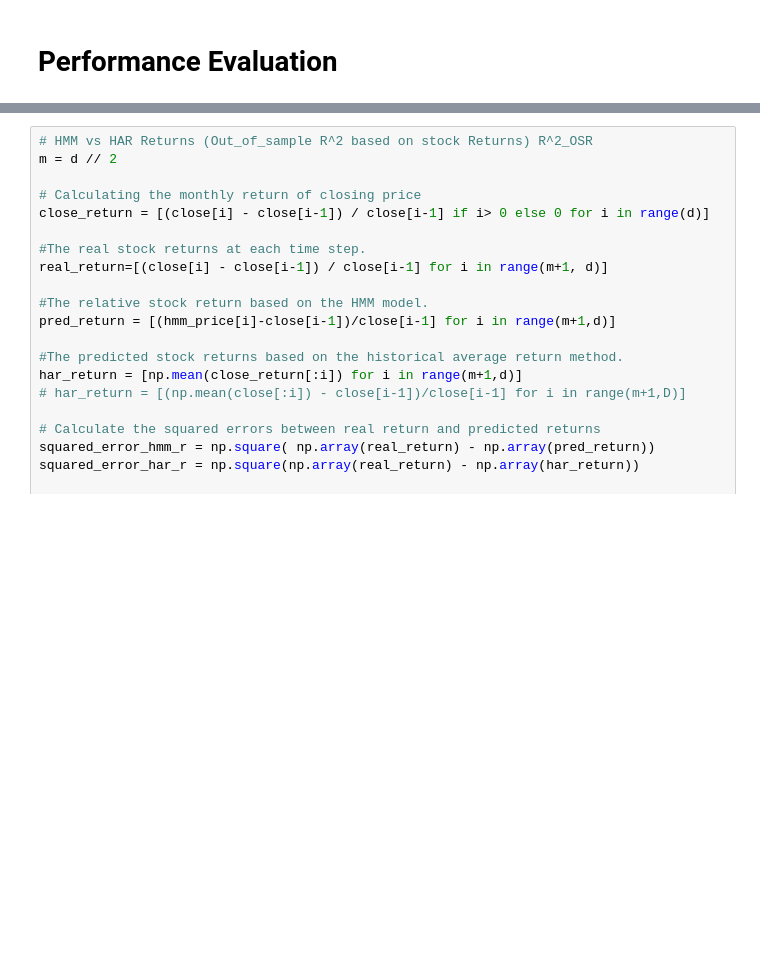
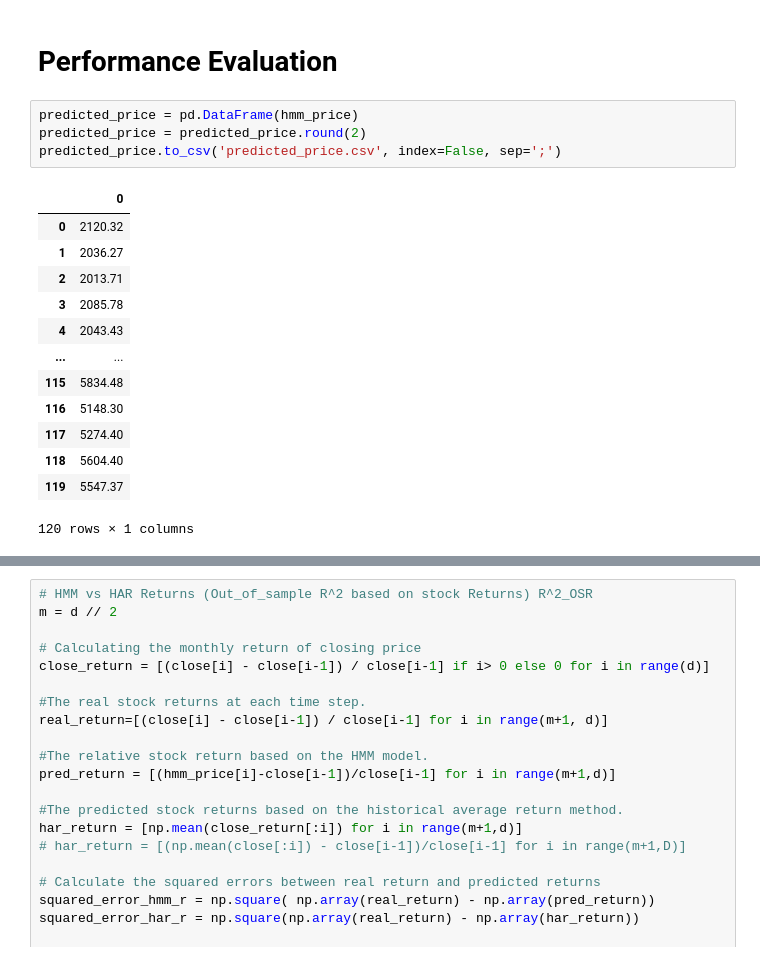
Before and after one commit to rinaaro/TS-project---HMM, a Jupyter notebook: Data_collection.ipynb, the cells around one changed output, grey strips where cells are left out. Drawn from its saved outputs; the diff is of its cells as text; blank space fills up the shorter version.

```diff
--- a/Data_collection.ipynb
+++ b/Data_collection.ipynb
@@ -330,3 +336,21 @@ plt.show()
 [figure]
 # %% [markdown]
 # Performance Evaluation
+# %%
+predicted_price = pd.DataFrame(hmm_price)
+predicted_price = predicted_price.round(2)
+predicted_price.to_csv('predicted_price.csv', index=False, sep=';')
+# %% [output]
+|  | 0 |
+| 0 | 2120.32 |
+| 1 | 2036.27 |
+| 2 | 2013.71 |
+| 3 | 2085.78 |
+| 4 | 2043.43 |
+| ... | ... |
+| 115 | 5834.48 |
+| 116 | 5148.30 |
+| 117 | 5274.40 |
+| 118 | 5604.40 |
+| 119 | 5547.37 |
+120 rows × 1 columns
```
Also changed, not shown: parts of 9 cells of this notebook.
